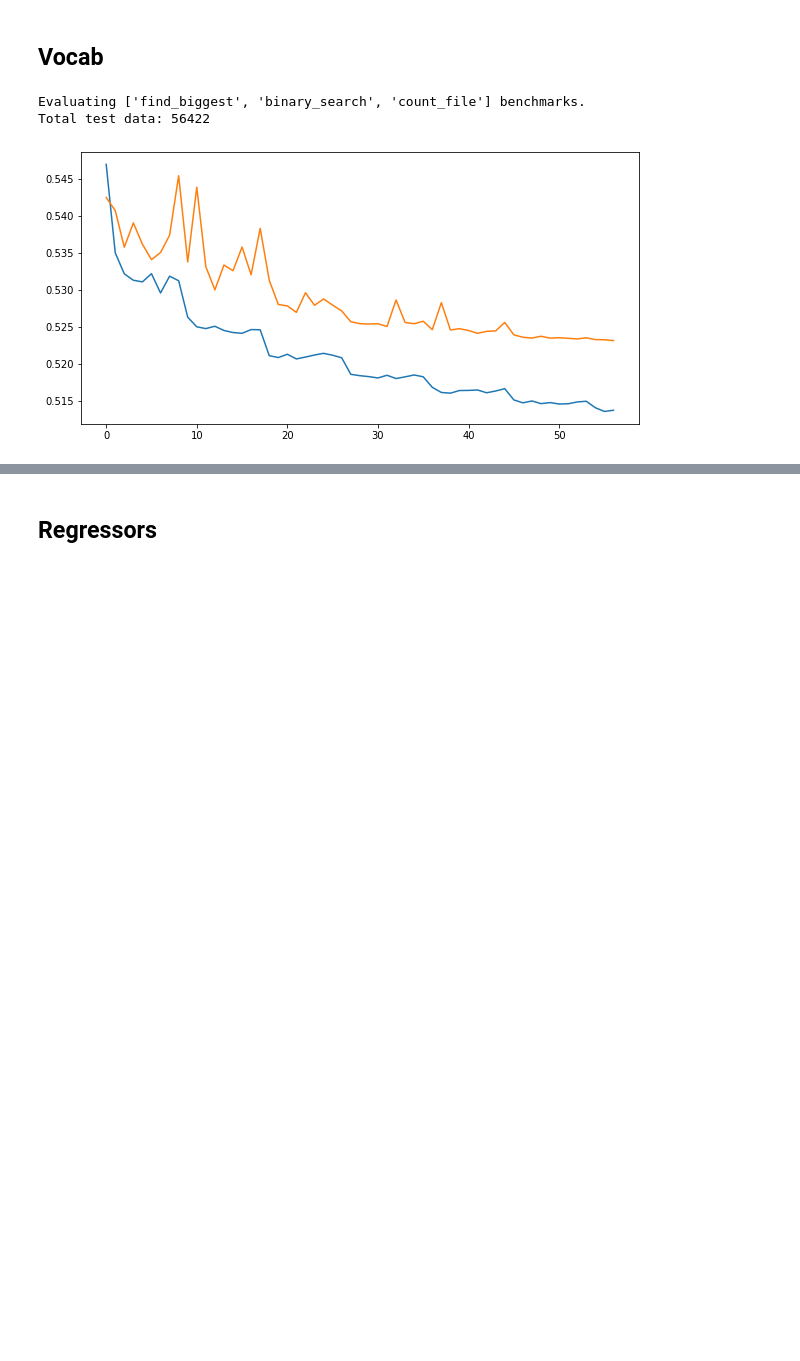
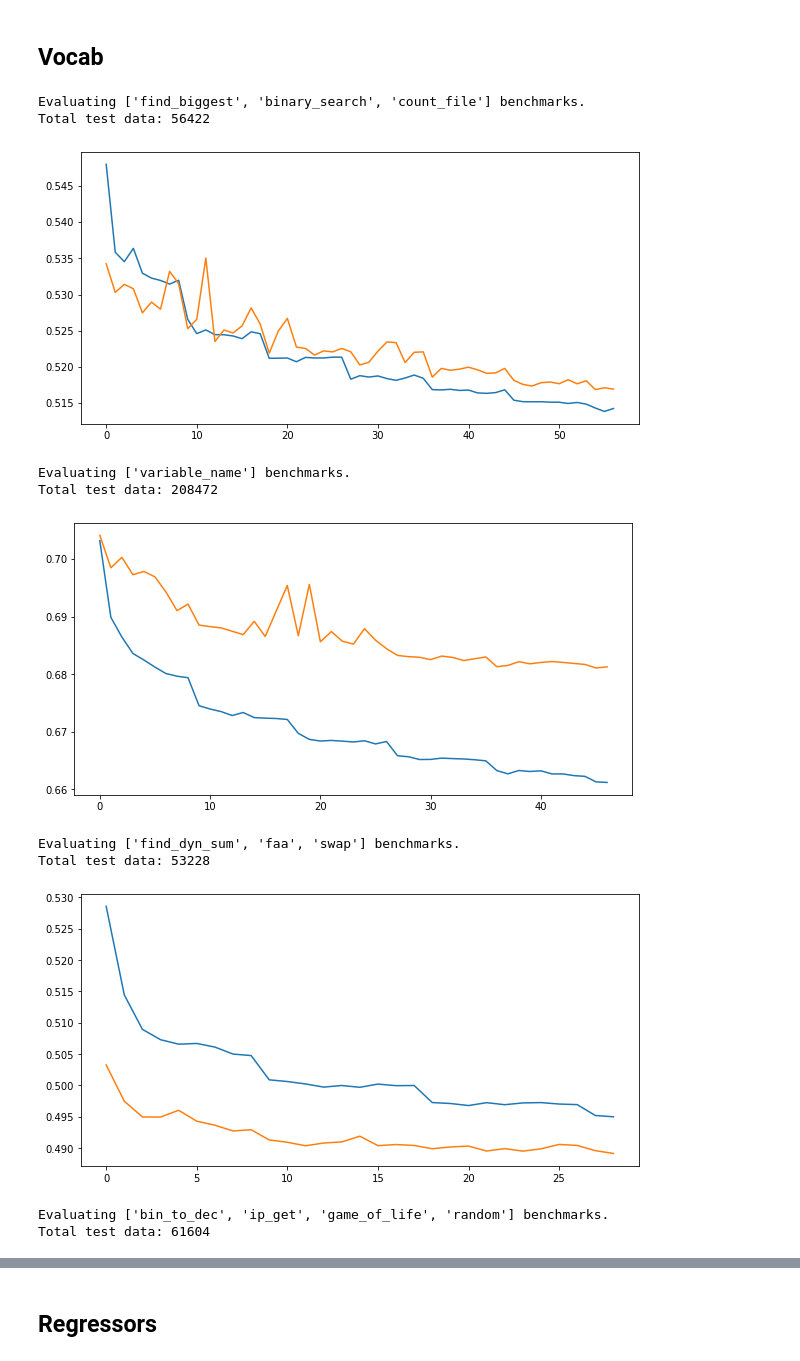
Before and after one commit to Thodorissio/basic-block-energy-prediction, a Jupyter notebook: notebooks/results_generation.ipynb, the cells around one changed output, grey strips where cells are left out. Saved outputs shown, nothing was run; the diff lists cells and outputs as text; code cells hidden in the pictures; blank space fills up the shorter version.

```diff
--- a/notebooks/results_generation.ipynb
+++ b/notebooks/results_generation.ipynb
@@ -101,7 +101,7 @@ model_params = model_config["model_params"]
 train_params = model_config["train_params"]
 model_name = "lstm_palmtree"
 
-for test_programs in test_programs_groups[:-1]:
+for test_programs in test_programs_groups:
 
     with open(results_dict_dir) as json_file:
         results_dict = json.load(json_file)
@@ -177,7 +180,7 @@ train_params = model_config["train_params"]
 
 model_name = "simple_palmtree"
 
-for test_programs in test_programs_groups[:1]:
+for test_programs in test_programs_groups:
 
     with open(results_dict_dir) as json_file:
         results_dict = json.load(json_file)
@@ -232,7 +247,7 @@ train_params = model_config["train_params"]
 
 model_name = "lstm_vocab"
 
-for test_programs in [test_programs_groups[0]]:
+for test_programs in test_programs_groups:
 
     with open(results_dict_dir) as json_file:
         results_dict = json.load(json_file)
@@ -252,31 +267,39 @@ for test_programs in [test_programs_groups[0]]:
 
     train_loader = data_loaders["train_loader"]
     val_loader = data_loaders["val_loader"]
 
     embedding_size = next(iter(train_loader))[0].shape[-1]
 
     model = models.LSTM_Regressor(vocab_size=len(vocab), custom_embs=True, **model_params)
 
     train_results = train.train_model(
         model=model,
         train_loader=train_loader,
         val_loader=val_loader,
         verbose=False,
         **train_params,
     )
 
     plt.figure(figsize=(10, 5))
     plt.plot(train_results["train_loss"])
     plt.plot(train_results["val_loss"])
     plt.show()
 
     for test_program in test_programs:
         prog_df = test_data_df[test_data_df.program_name == test_program]
         test_preds = evaluate.predict(model=model, test_bbs=prog_df.bb.tolist(), vocab=vocab)
         results_dict[test_program][f"{model_name}_preds"] = test_preds.tolist()
         with open(results_dict_dir, 'w') as json_file:
             json.dump(results_dict, json_file, indent=4)
 # %% [output]
 Evaluating ['find_biggest', 'binary_search', 'count_file'] benchmarks.
 Total test data: 56422
-[figure, old version]
+[figure, new version]
+Evaluating ['variable_name'] benchmarks.
+Total test data: 208472
+[figure, added]
+Evaluating ['find_dyn_sum', 'faa', 'swap'] benchmarks.
+Total test data: 53228
+[figure, added]
+Evaluating ['bin_to_dec', 'ip_get', 'game_of_life', 'random'] benchmarks.
+Total test data: 61604
```
Also changed, not shown: parts of 9 cells of this notebook, 2 other files.
